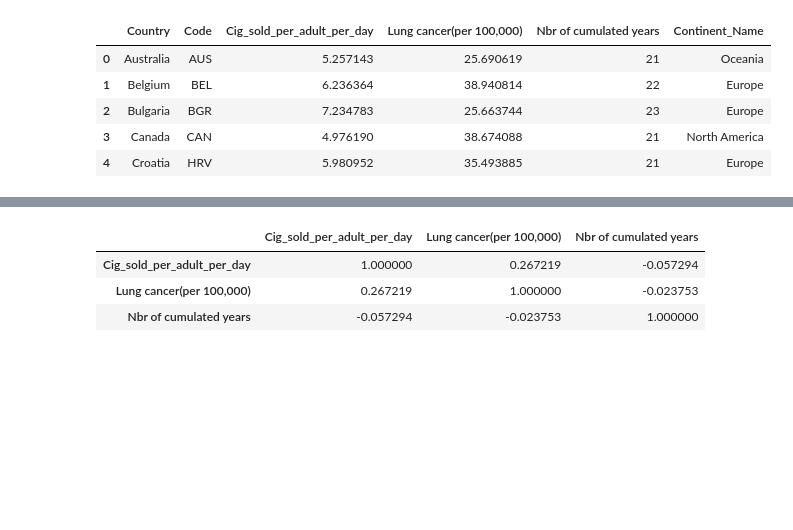
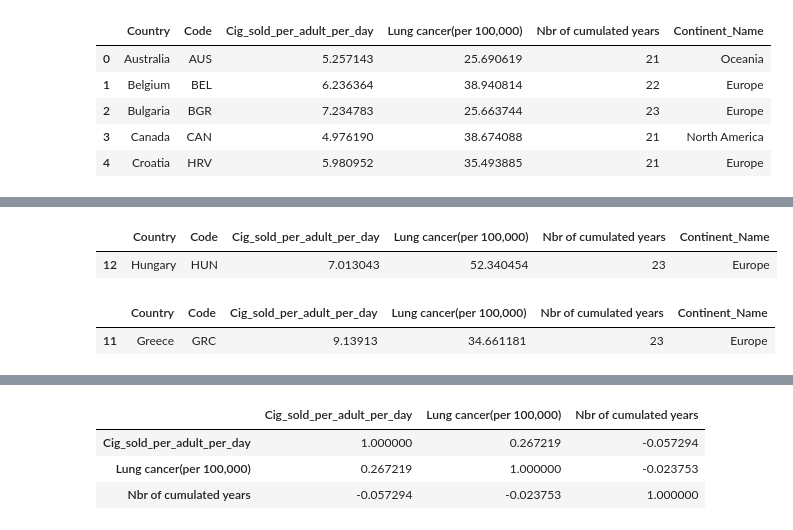
Before and after one commit to ta-data-bcn/Project-Week-5-Your-Own-Project, a Jupyter notebook: your-project/jupyter notebooks/Cigarettes vs Lung Cancer - Analysis.ipynb, the cells around one changed output, grey strips where cells are left out. Drawn from its saved outputs; the diff is of its cells as text; code cells hidden in the pictures; blank space fills up the shorter version.

```diff
--- a/your-project/jupyter notebooks/Cigarettes vs Lung Cancer - Analysis.ipynb
+++ b/your-project/jupyter notebooks/Cigarettes vs Lung Cancer - Analysis.ipynb
@@ -110,0 +136,10 @@ df2.describe()
+# %%
+df2.loc[df2['Lung cancer(per 100,000)']>= 52]# outlier
+# %% [output]
+|  | Country | Code | Cig_sold_per_adult_per_day | Lung cancer(per 100,000) | Nbr of cumulated years | Continent_Name |
+| 12 | Hungary | HUN | 7.013043 | 52.340454 | 23 | Europe |
+# %%
+df2.loc[df2['Cig_sold_per_adult_per_day']>= 9]# outlier
+# %% [output]
+|  | Country | Code | Cig_sold_per_adult_per_day | Lung cancer(per 100,000) | Nbr of cumulated years | Continent_Name |
+| 11 | Greece | GRC | 9.13913 | 34.661181 | 23 | Europe |
```
Also changed, not shown: parts of 11 cells of this notebook, 1 other file.
